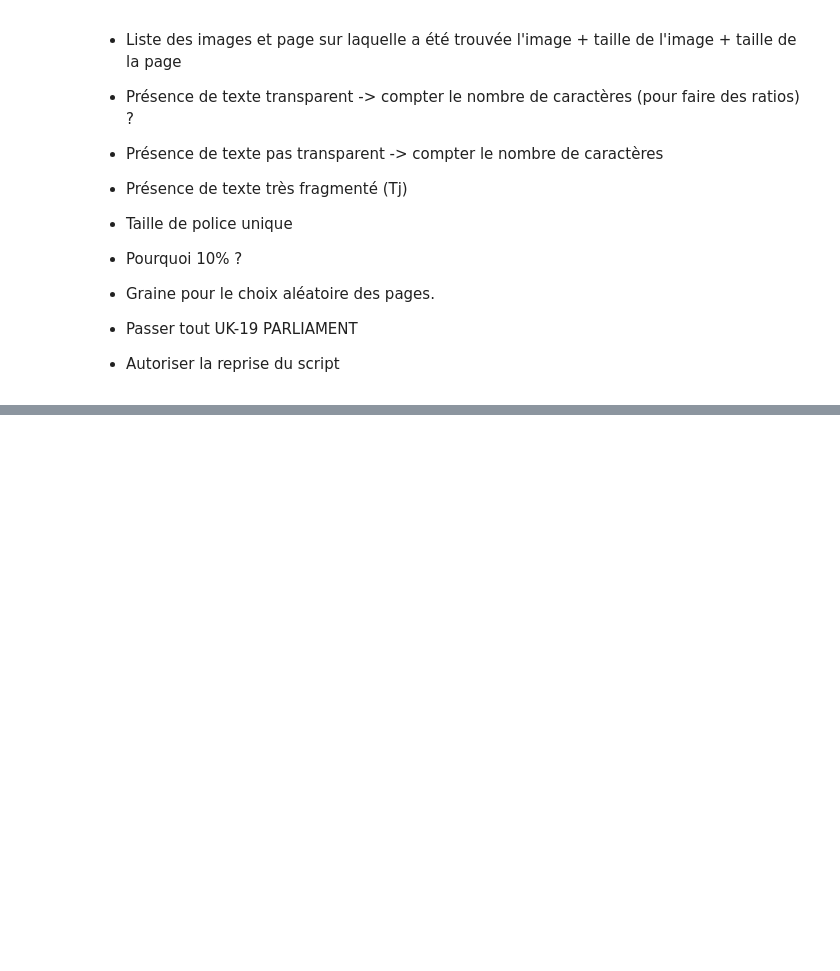
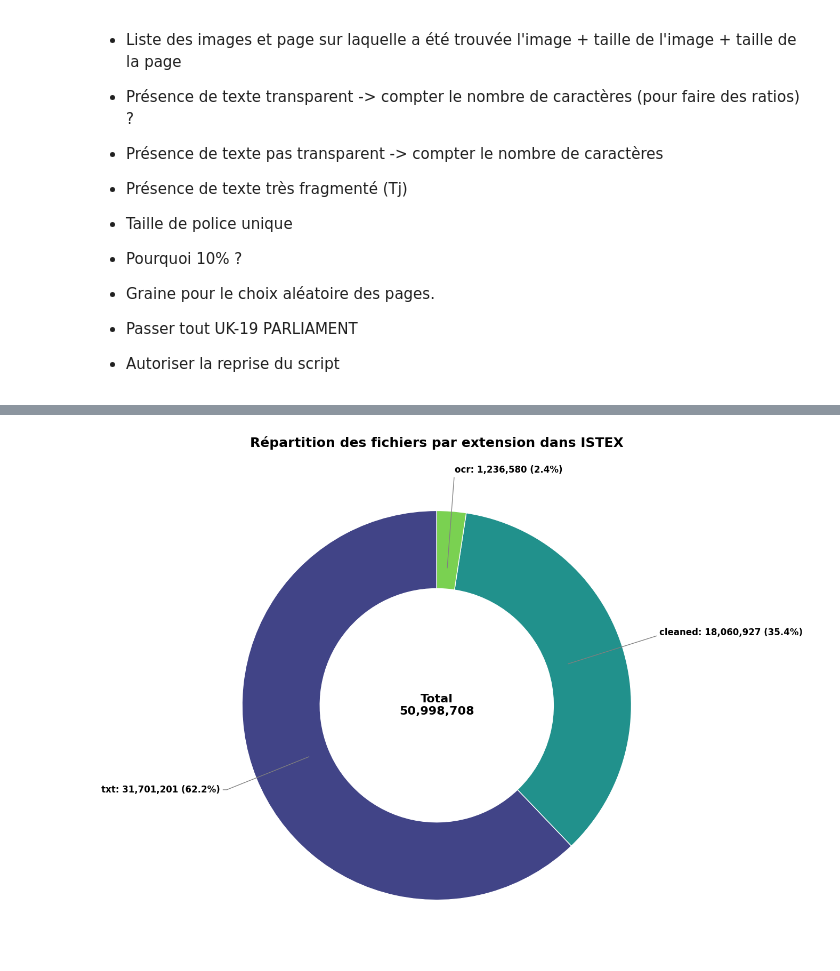
Before and after one commit to OcrIstex/ocr-istex, a Jupyter notebook: OCR dans Istex.ipynb, the cells around one changed output, grey strips where cells are left out. Drawn from its saved outputs; the diff is of its cells as text; code cells hidden in the pictures; blank space fills up the shorter version.

```diff
--- a/OCR dans Istex.ipynb
+++ b/OCR dans Istex.ipynb
@@ -298,0 +334,58 @@ plt.show()
+# %%
+import pandas as pd
+import matplotlib.pyplot as plt
+import matplotlib as mpl
+
+import os
+
+df = _.DataFrame()
+
+if not os.path.exists('Figures'):
+    os.mkdir('Figures')
+
+# Viridis color palette
+cmap = mpl.colormaps['viridis']
+colors = [cmap(i) for i in np.linspace(0.2, 0.8, len(df))]
+
+# Figure
+plt.figure(figsize=(12, 10))
+
+# Donut chart with labels outside
+wedges, texts = plt.pie(
+    df['count'],
+    labels=None,  # We'll add custom labels outside manually
+    startangle=90,
+    colors=colors,
+    wedgeprops={'edgecolor': 'w', 'linewidth': 1, 'width': 0.4}
+)
+
+# Custom labels outside with percentages and counts
+total = df['count'].sum()
+for i, p in enumerate(wedges):
+    ang = (p.theta2 - p.theta1)/2. + p.theta1
+    y = np.sin(np.deg2rad(ang))
+    x = np.cos(np.deg2rad(ang))
+    horizontalalignment = 'left' if x > 0 else 'right'
+    connectionstyle = f"angle,angleA=0,angleB={ang}"
+
+    plt.annotate(
+        f"{df['extension'][i]}: {df['count'][i]:,} ({df['count'][i]/total*100:.1f}%)",
+        xy=(x*0.7, y*0.7),
+        xytext=(1.2*x, 1.2*y),
+        horizontalalignment=horizontalalignment,
+        fontsize=12,
+        weight='bold',
+        arrowprops=dict(arrowstyle='-', color='gray', connectionstyle=connectionstyle)
+    )
+
+# Center total
+plt.text(0, 0, f"Total\n{total:,}", ha='center', va='center', fontsize=16, weight='bold')
+
+# Title
+plt.title('Répartition des fichiers par extension dans ISTEX', fontsize=18, pad=20, weight='bold')
+
+plt.tight_layout()
+plt.savefig('./Figures/donut_extensions_improved.png', dpi=600, bbox_inches='tight')
+plt.show()
+# %% [output]
+[figure, added]
```
Also changed, not shown: parts of 17 cells of this notebook.
